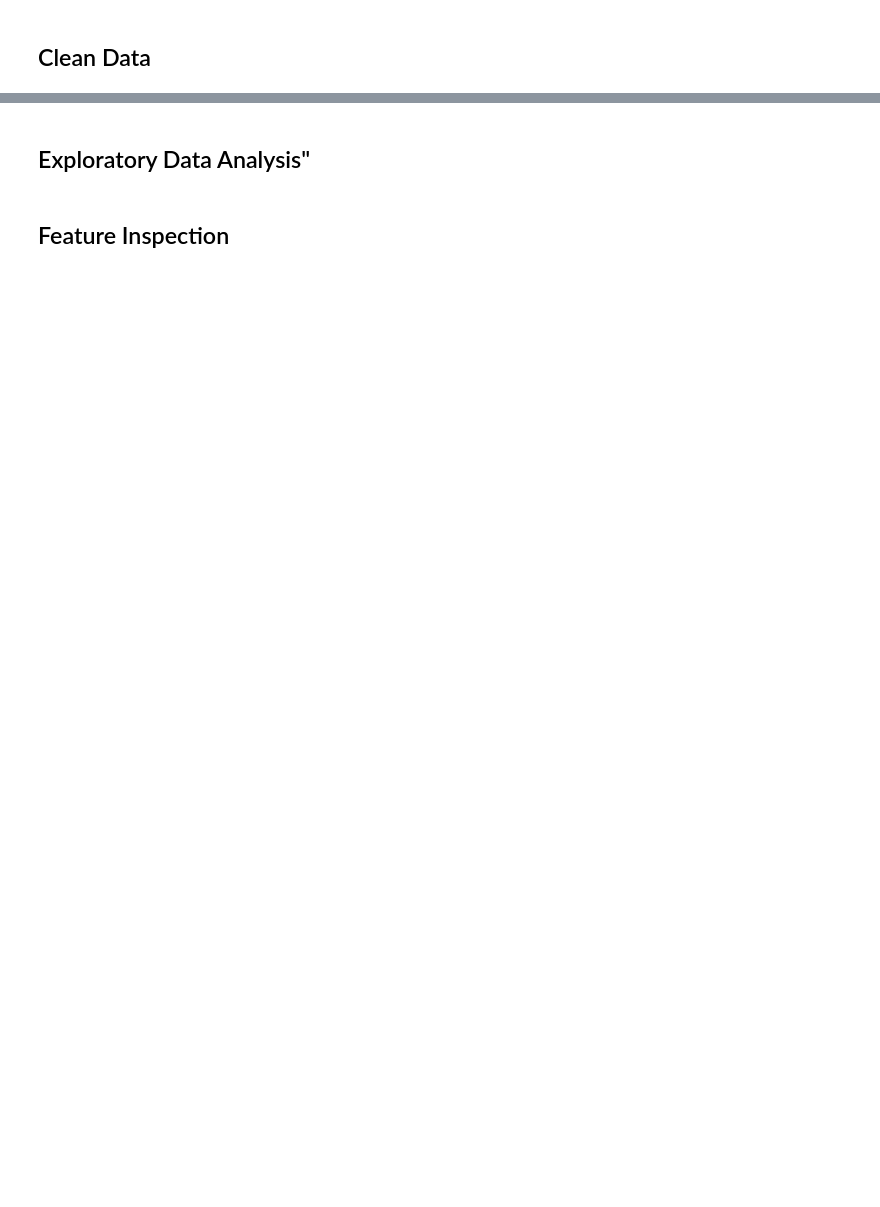
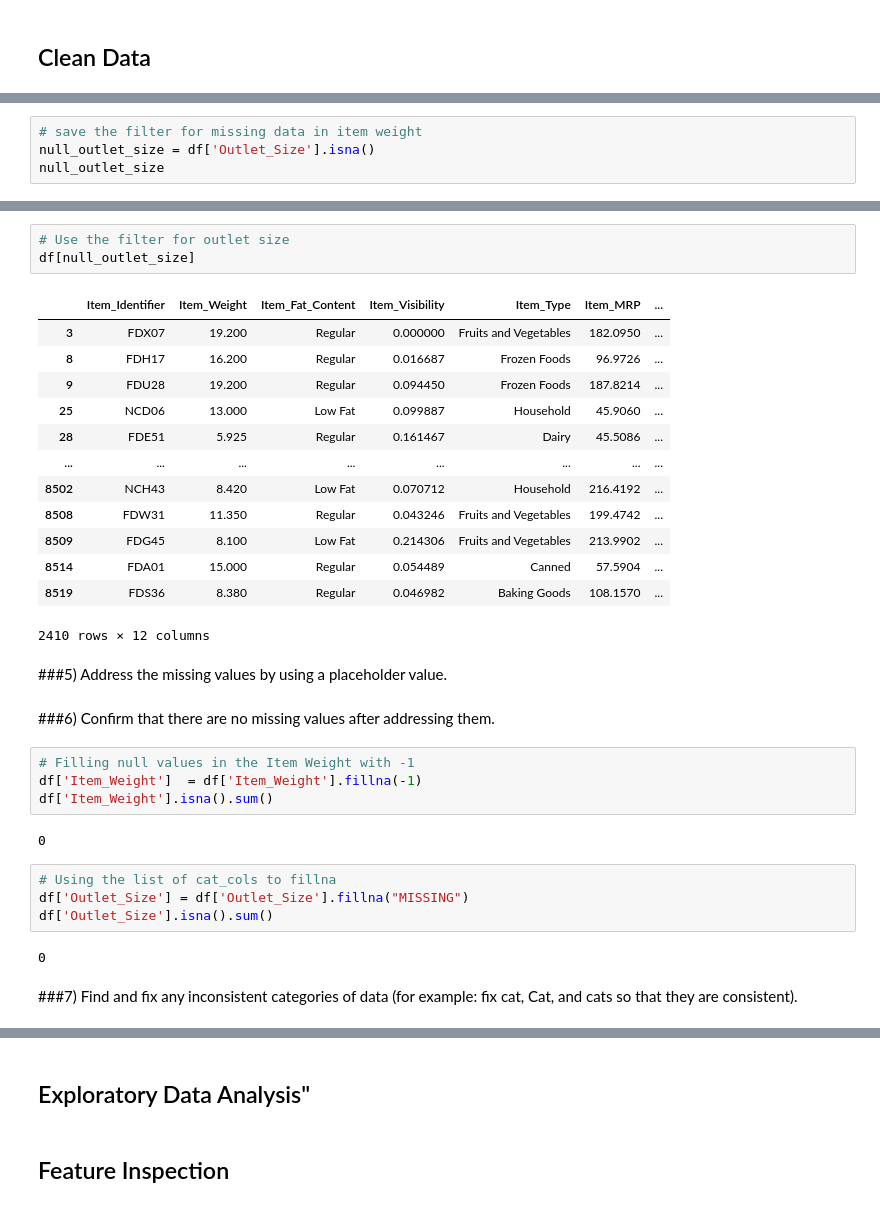
Before and after one commit to DJ-Adams/Prediction-of-Product-Sales, a Jupyter notebook: Prediction_of_Product_Sales.ipynb, the cells around one changed output, grey strips where cells are left out. Saved outputs shown, nothing was run; the diff lists cells and outputs as text; blank space fills up the shorter version.

```diff
--- a/Prediction_of_Product_Sales.ipynb
+++ b/Prediction_of_Product_Sales.ipynb
@@ -14,0 +163,4 @@
+# %%
+# save the filter for missing data in item weight
+null_outlet_size = df['Outlet_Size'].isna()
+null_outlet_size
@@ -14,0 +197,35 @@
+# %%
+# Use the filter for outlet size
+df[null_outlet_size]
+# %% [output]
+|  | Item_Identifier | Item_Weight | Item_Fat_Content | Item_Visibility | Item_Type | Item_MRP | ... |
+| 3 | FDX07 | 19.200 | Regular | 0.000000 | Fruits and Vegetables | 182.0950 | ... |
+| 8 | FDH17 | 16.200 | Regular | 0.016687 | Frozen Foods | 96.9726 | ... |
+| 9 | FDU28 | 19.200 | Regular | 0.094450 | Frozen Foods | 187.8214 | ... |
+| 25 | NCD06 | 13.000 | Low Fat | 0.099887 | Household | 45.9060 | ... |
+| 28 | FDE51 | 5.925 | Regular | 0.161467 | Dairy | 45.5086 | ... |
+| ... | ... | ... | ... | ... | ... | ... | ... |
+| 8502 | NCH43 | 8.420 | Low Fat | 0.070712 | Household | 216.4192 | ... |
+| 8508 | FDW31 | 11.350 | Regular | 0.043246 | Fruits and Vegetables | 199.4742 | ... |
+| 8509 | FDG45 | 8.100 | Low Fat | 0.214306 | Fruits and Vegetables | 213.9902 | ... |
+| 8514 | FDA01 | 15.000 | Regular | 0.054489 | Canned | 57.5904 | ... |
+| 8519 | FDS36 | 8.380 | Regular | 0.046982 | Baking Goods | 108.1570 | ... |
+2410 rows × 12 columns
+# %% [markdown]
+###5) Address the missing values by using a placeholder value.
+# %% [markdown]
+###6) Confirm that there are no missing values after addressing them.
+# %%
+# Filling null values in the Item Weight with -1
+df['Item_Weight']  = df['Item_Weight'].fillna(-1)
+df['Item_Weight'].isna().sum()
+# %% [output]
+0
+# %%
+# Using the list of cat_cols to fillna
+df['Outlet_Size'] = df['Outlet_Size'].fillna("MISSING")
+df['Outlet_Size'].isna().sum()
+# %% [output]
+0
+# %% [markdown]
+###7) Find and fix any inconsistent categories of data (for example: fix cat, Cat, and cats so that they are consistent).
```
Also changed, not shown: parts of 28 cells of this notebook.
